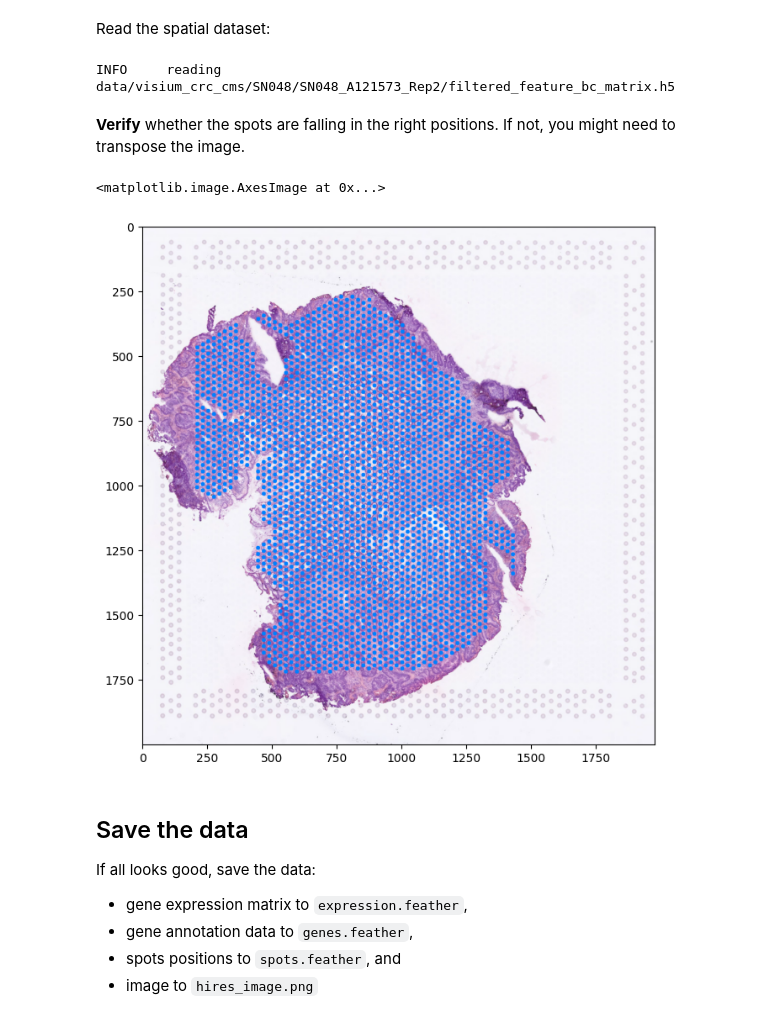
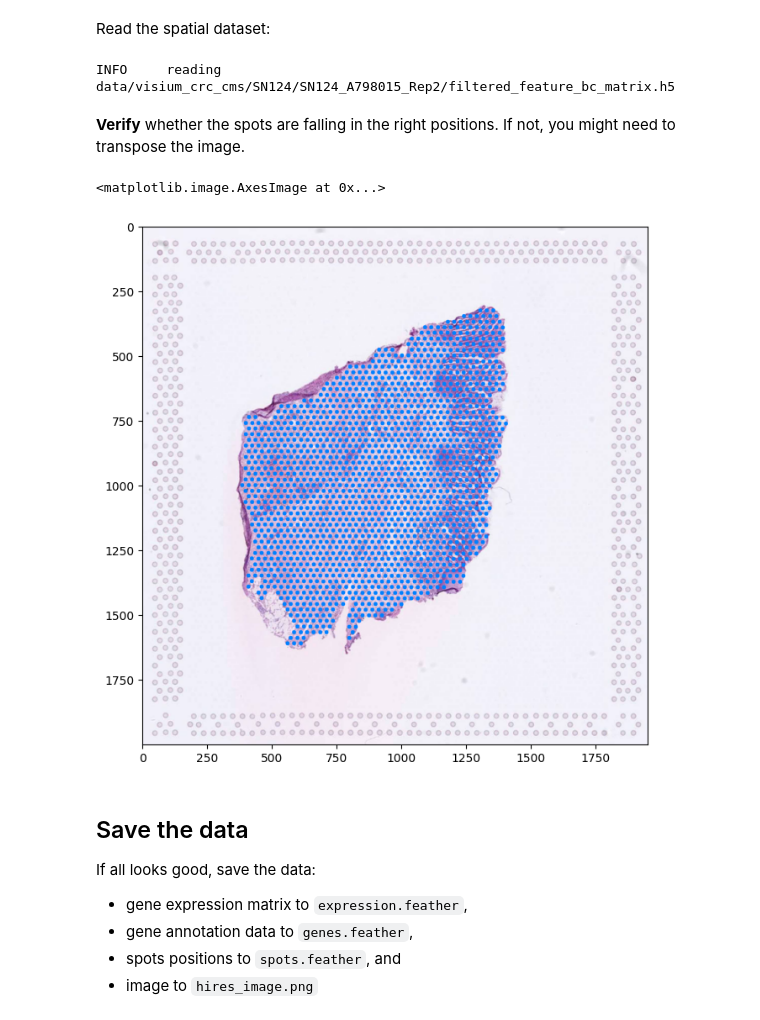
Before and after one commit to vladpopovici/sptx, a Jupyter notebook: notebooks/export_minimal_data.ipynb, the cells around one changed output. Drawn from its saved outputs; the diff is of its cells as text; code cells hidden in the pictures.

Commit message:
visium v1 spots mapping

```diff
--- a/notebooks/export_minimal_data.ipynb
+++ b/notebooks/export_minimal_data.ipynb
@@ -28,8 +28,8 @@ from pathlib import Path
 # %% [markdown]
 The following cell defines the parameters of the notebook (you can use it for Papermill):
 # %%
-SID = "SN048_A121573_Rep2"                      # sample ID
-pth = Path("./data/visium_crc_cms/SN048/")      # path to the root of the dataset (same name as the SID)
+SID = "SN124_A798015_Rep2"                      # sample ID
+pth = Path("./data/visium_crc_cms/SN124/")      # path to the root of the dataset (same name as the SID)
 dst = Path("./visium/")                         # where to create the folder `SID` with resulting data files
 # %% [markdown]
 Read the spatial dataset:
@@ -39,7 +39,7 @@ sd = spio.visium(
     dataset_id = SID,
 )
 # %% [output]
-INFO     reading data/visium_crc_cms/SN048/SN048_A121573_Rep2/filtered_feature_bc_matrix.h5
+INFO     reading data/visium_crc_cms/SN124/SN124_A798015_Rep2/filtered_feature_bc_matrix.h5
 # %%
 # Get the essential data from the dataset:
 himg = np.array(sd.images[SID+'_hires_image'])   # high resolution image (is supposed to be the space in which the spots exist)
@@ -55,18 +55,18 @@ sf = 1.0                                            # scale factor for hires img
 with open(pth / SID  / "spatial/scalefactors_json.json", 'r') as sf:
         sf = json.load(sf)['tissue_hires_scalef']
 
-r = [r for r in sd.shapes[SID].radius]
-c = np.array([shapely.get_coordinates(p)[0].tolist() for p in sd.shapes[SID].geometry])
-x, y = sf * c[:,0], sf * c[:,1]
+r = [sf * r for r in sd.shapes[SID].radius]
+z = np.array([shapely.get_coordinates(p)[0].tolist() for p in sd.shapes[SID].geometry])
+x, y = sf * z[:,0], sf * z[:,1]
 
-# use this when the spot coords are rotated 90 deg CW:
-x -= w / 2
-y -= h / 2
-yp  = -x
-xp  = y
-x = xp + w / 2
-y = yp + h / 2
-# end rotation
+# # use this when the spot coords are rotated 90 deg CW:
+# x -= w / 2
+# y -= h / 2
+# yp  = -x
+# xp  = y
+# x = xp + w / 2
+# y = yp + h / 2
+# # end rotation
 
 spots = pd.DataFrame({'x': x, 'y': y, 'radius': r}) # spots (x,y) and radius
 # %% [markdown]
@@ -74,16 +74,16 @@ spots = pd.DataFrame({'x': x, 'y': y, 'radius': r}) # spots (x,y) and radius
 # %%
 s_img = himg.copy()  # for show()
 for i in range(spots.shape[0]):
-    x, y, r = spots[["x", "y", "radius"]].iloc[i]
+    x, y, rd = spots[["x", "y", "radius"]].iloc[i]
     r, c = disk( (int(y), int(x)), # (row, col)
-                int(r), shape=s_img.shape )
+                int(rd), shape=s_img.shape )
     s_img[r, c] = (0, 128, 255)
 
 plt.subplots(figsize=(8,8))
 plt.imshow(s_img)
 # %% [output]
 <matplotlib.image.AxesImage at 0x...>
-[figure, old version]
+[figure, new version]
 # %% [markdown]
 Save the data
 ---
```
Also changed, not shown: 3 other files.
